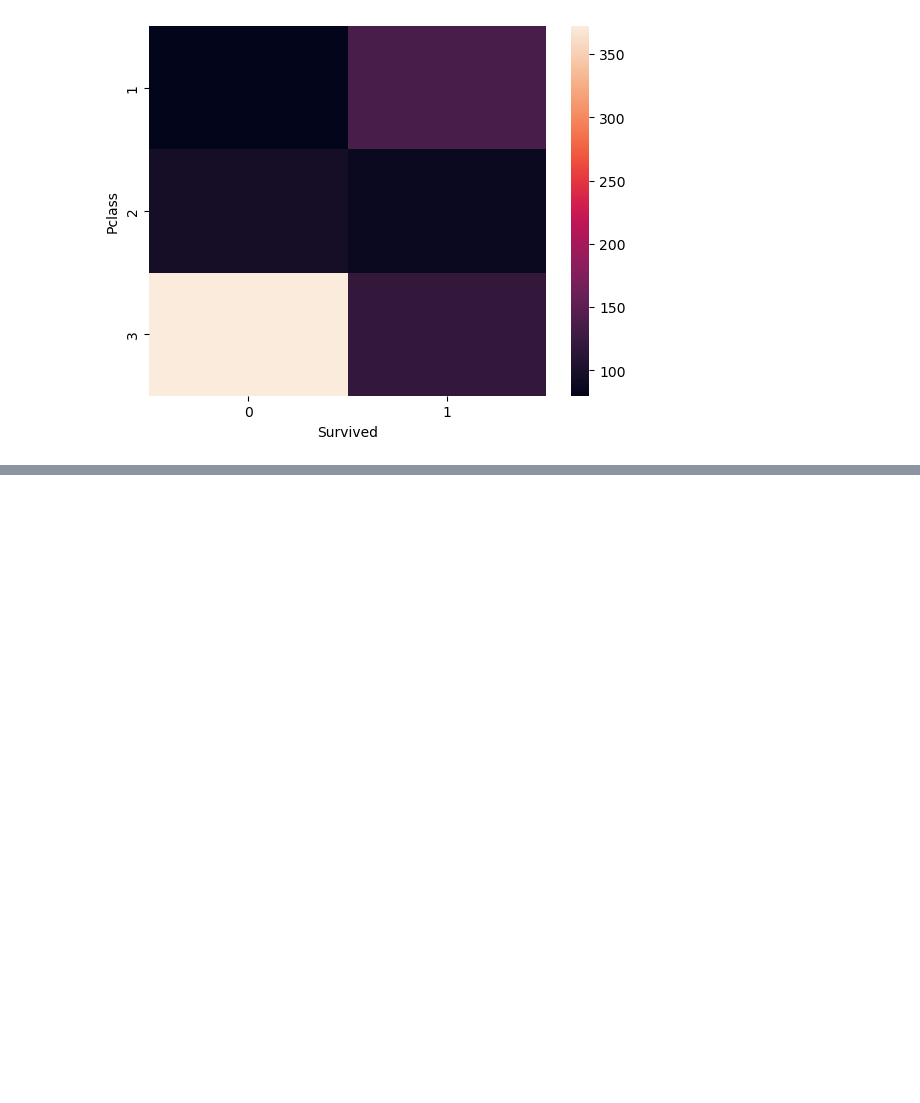
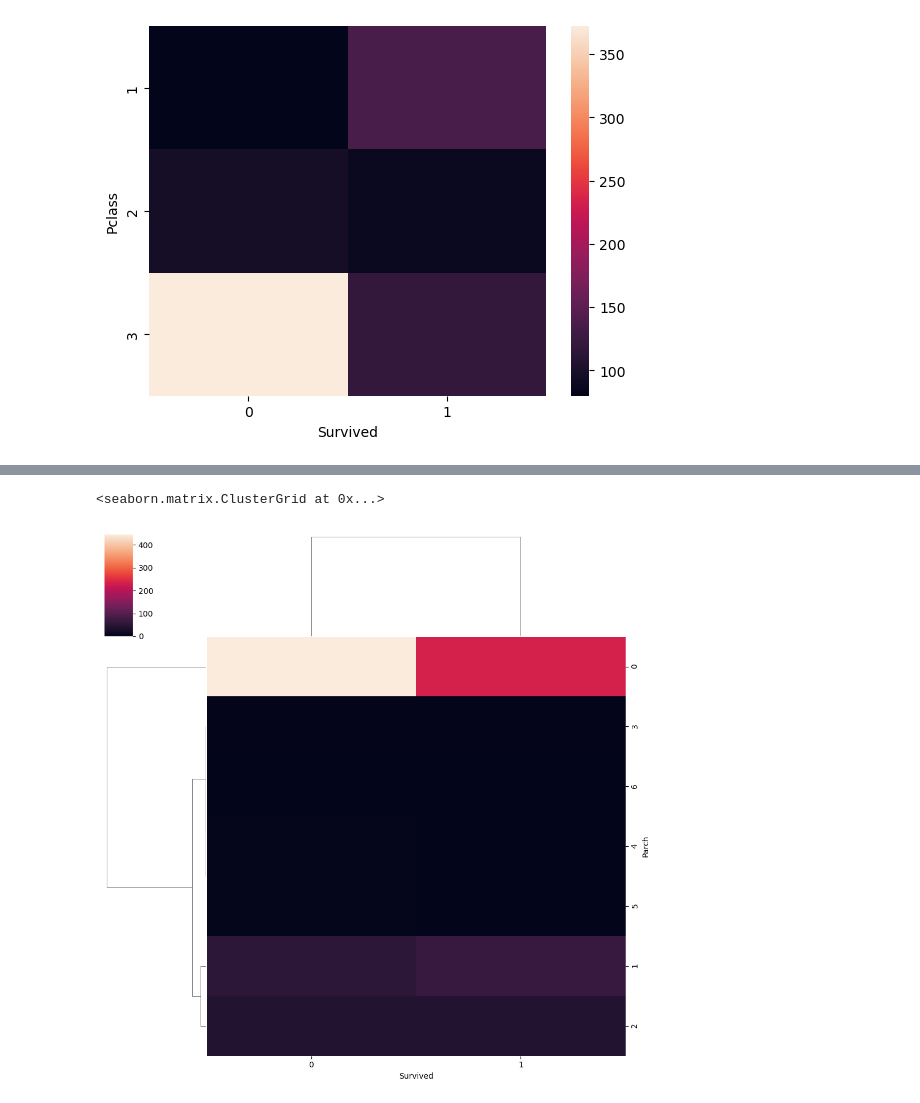
Before and after one commit to sanjogbhalla16/ML-CampusX, a Jupyter notebook: Day21-CampusX.ipynb, the cells around one changed output, grey strips where cells are left out. Drawn from its saved outputs; the diff is of its cells as text; code cells hidden in the pictures; blank space fills up the shorter version.

```diff
--- a/Day21-CampusX.ipynb
+++ b/Day21-CampusX.ipynb
@@ -82,2 +94,6 @@ Name: Survived, dtype: float64
 # %%
-#Cluster Map - (Categorical - Categorical)
+#Cluster Map - (Categorical - Categorical) tendograms - hierarchical clustering
+sns.clustermap(pd.crosstab(titanic['Parch'], titanic['Survived']))
+# %% [output]
+<seaborn.matrix.ClusterGrid at 0x...>
+[figure, added]
```
Also changed, not shown: parts of 6 cells of this notebook.
